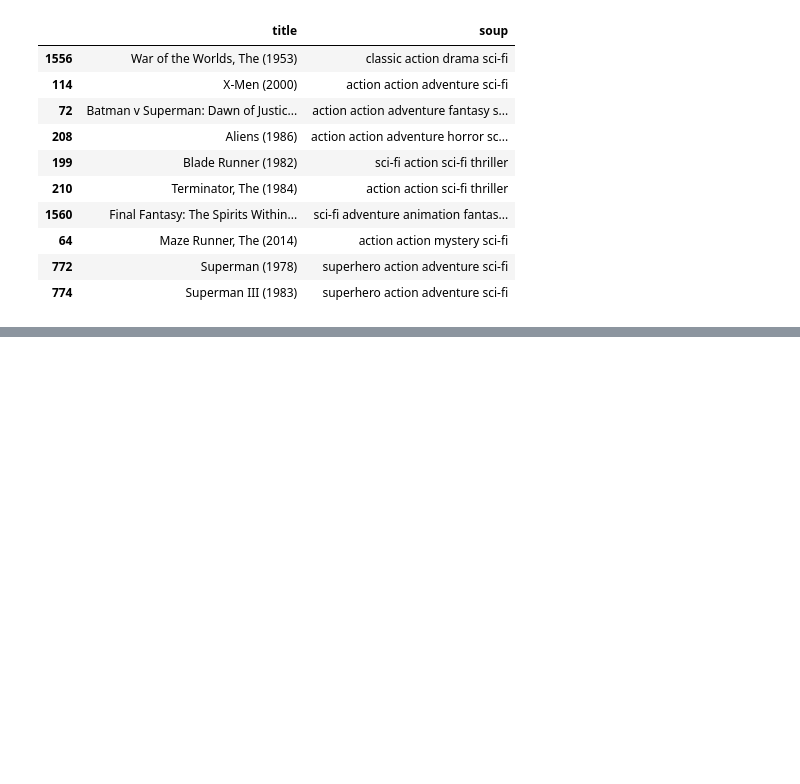
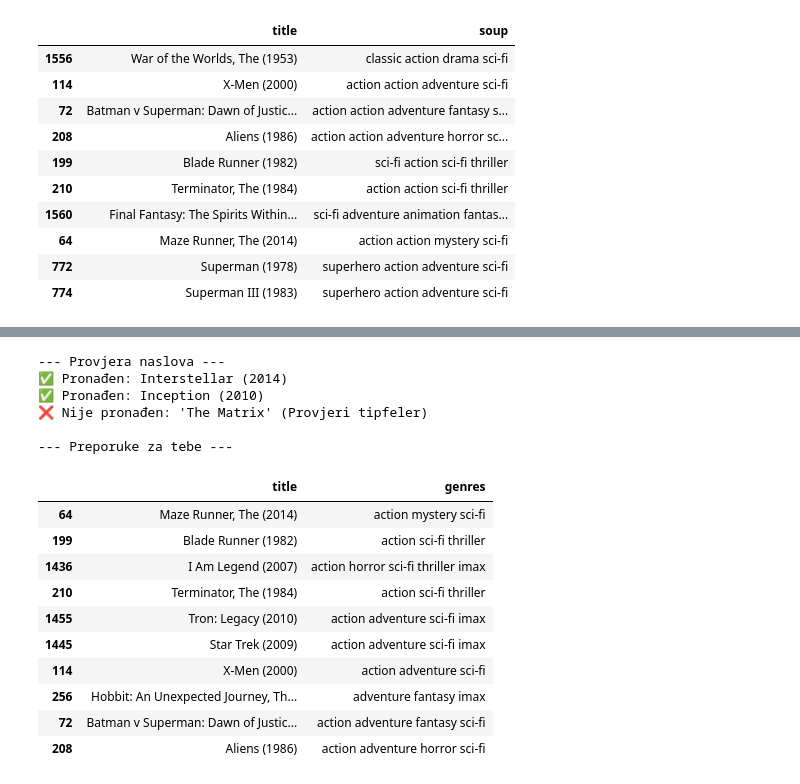
Before and after one commit to karlolac/Content-Based-Movie-Recommendation-System, a Jupyter notebook: content_based_recommender.ipynb, the cells around one changed output, grey strips where cells are left out. Drawn from its saved outputs; the diff is of its cells as text; code cells hidden in the pictures; blank space fills up the shorter version.

```diff
--- a/content_based_recommender.ipynb
+++ b/content_based_recommender.ipynb
@@ -393,0 +474,25 @@ Sličnost između prva dva gore filma je: 0.2900
+# %%
+my_movies=[
+    'Interstellar',
+    'Inception',
+    'The Matrix'
+]
+get_recommendations_from_list(my_movies, indices, cosine_sim, metadata)
+# %% [output]
+--- Provjera naslova ---
+✅ Pronađen: Interstellar (2014)
+✅ Pronađen: Inception (2010)
+❌ Nije pronađen: 'The Matrix' (Provjeri tipfeler)
+
+--- Preporuke za tebe ---
+|  | title | genres |
+| 64 | Maze Runner, The (2014) | action mystery sci-fi |
+| 199 | Blade Runner (1982) | action sci-fi thriller |
+| 1436 | I Am Legend (2007) | action horror sci-fi thriller imax |
+| 210 | Terminator, The (1984) | action sci-fi thriller |
+| 1455 | Tron: Legacy (2010) | action adventure sci-fi imax |
+| 1445 | Star Trek (2009) | action adventure sci-fi imax |
+| 114 | X-Men (2000) | action adventure sci-fi |
+| 256 | Hobbit: An Unexpected Journey, Th... | adventure fantasy imax |
+| 72 | Batman v Superman: Dawn of Justic... | action adventure fantasy sci-fi |
+| 208 | Aliens (1986) | action adventure horror sci-fi |
```
Also changed, not shown: parts of 16 cells of this notebook.
